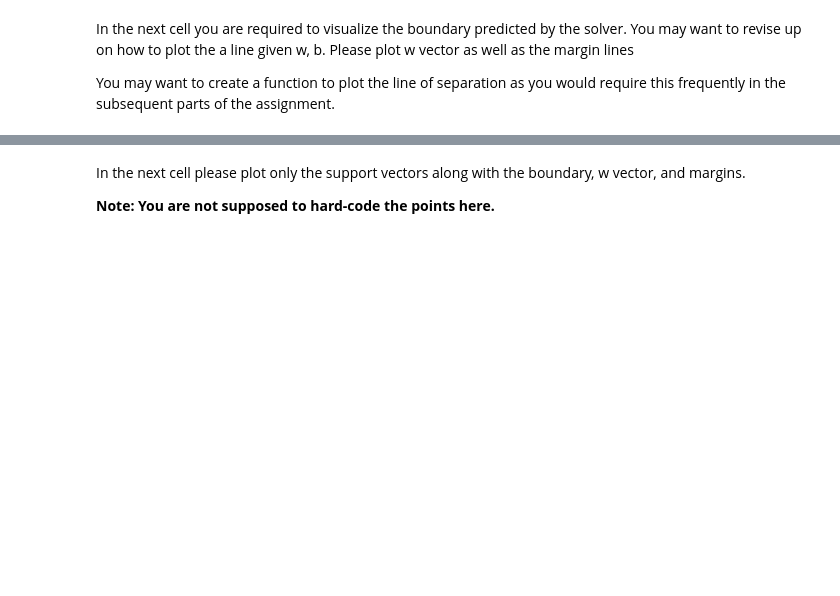
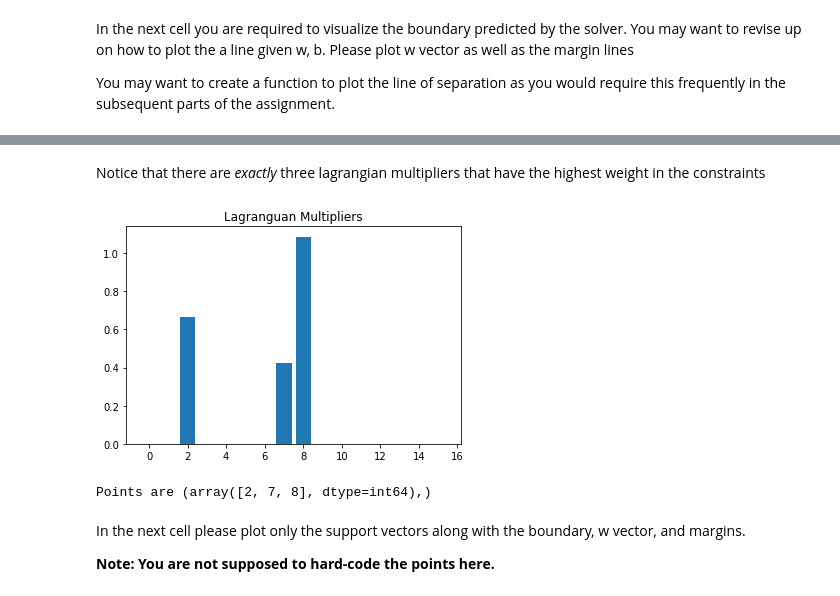
Before and after one commit to TheProjectsGuy/SMAI21-CS7.403, a Jupyter notebook: Assignments/Assignment 3/Notebooks/SVM.ipynb, the cells around one changed output, grey strips where cells are left out. Cells and saved outputs as stored; diff of their text form; code cells hidden in the pictures; blank space fills up the shorter version.

```diff
--- a/Assignments/Assignment 3/Notebooks/SVM.ipynb
+++ b/Assignments/Assignment 3/Notebooks/SVM.ipynb
@@ -66,3 +128,17 @@ You may want to create a function to plot the line of separation as you would re
+# %% [markdown]
+Notice that there are _exactly_ three lagrangian multipliers that have the highest weight in the constraints
+# %%
+# Lagrangian Multipliers
+_l_muls = np.array([constraints[i].dual_value for i in range(N)])
+_l_muls = _l_muls.flatten()
+plt.bar(np.arange(N), _l_muls)
+plt.title("Lagranguan Multipliers")
+plt.show()
+p = np.where(_l_muls > 1e-2)
+print(f"Points are {p}")
+# %% [output]
+[figure, added]
+Points are (array([2, 7, 8], dtype=int64),)
 # %% [markdown]
 In the next cell please plot only the support vectors along with the boundary, w vector, and margins.
 
```
Also changed, not shown: parts of 10 cells of this notebook, 1 other file.
